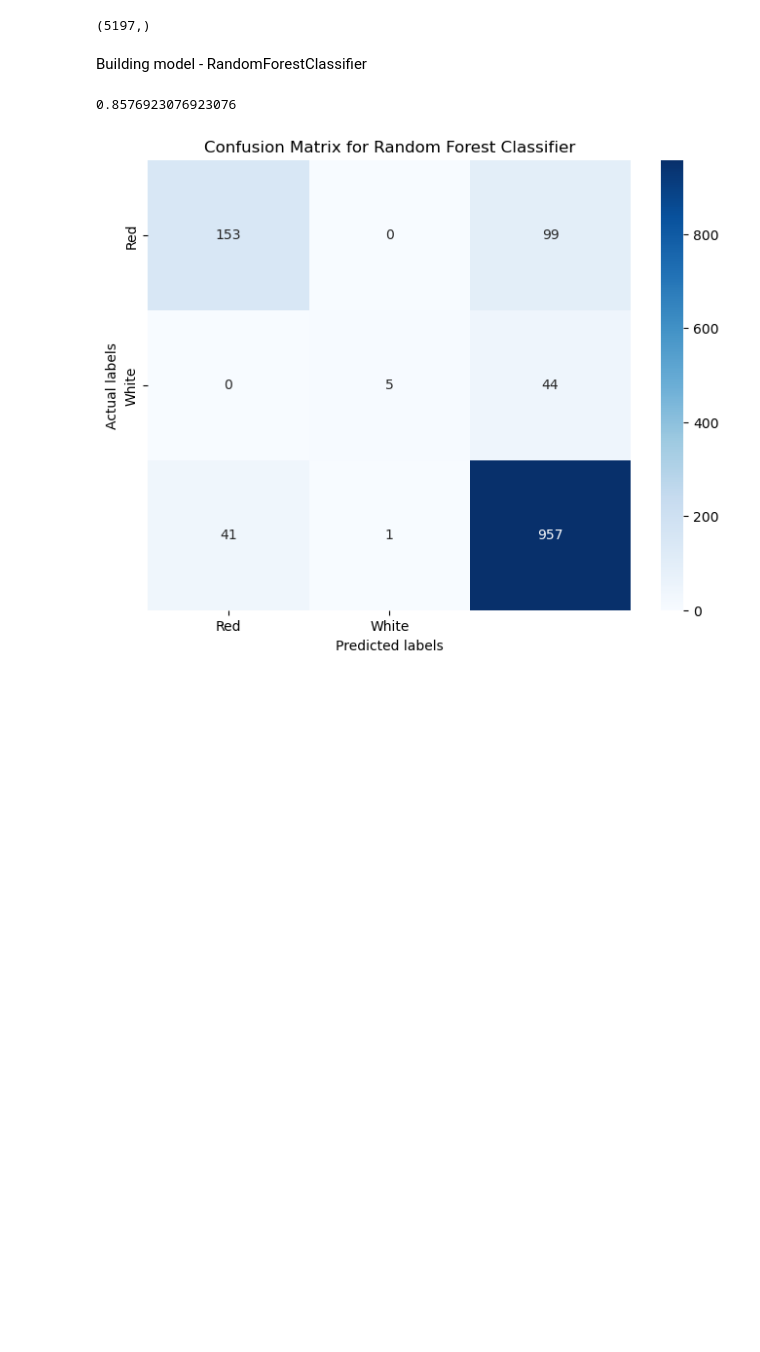
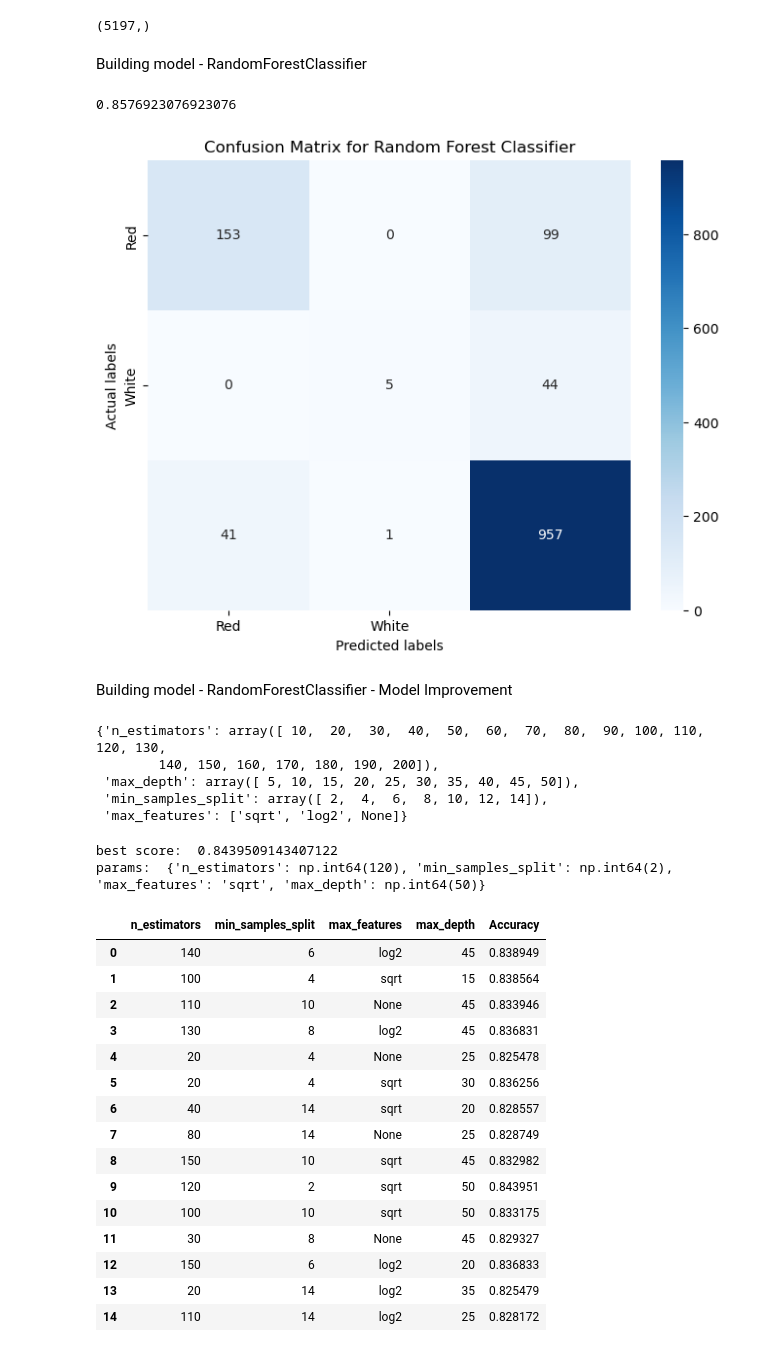
Before and after one commit to rakeshtparayil/Machine_Learning_Projects, a Jupyter notebook: Wine_Quality_Label_Prediction.ipynb, the cells around one changed output. Cells and saved outputs as stored; diff of their text form; code cells hidden in the pictures; blank space fills up the shorter version.

Commit message:
improving the model

```diff
--- a/Wine_Quality_Label_Prediction.ipynb
+++ b/Wine_Quality_Label_Prediction.ipynb
@@ -111,3 +122,77 @@ plt.show()
 # %% [output]
 0.8576923076923076
 [figure]
+# %% [markdown]
+Building model - RandomForestClassifier - Model Improvement
+# %%
+import numpy as np
+
+n_estimators = np.arange(10,210,10)
+max_depth = np.arange(5, 55, 5)
+min_samples_split = np.arange(2, 15, 2)
+max_features = ["sqrt", "log2", None]
+
+param_grid = {
+  'n_estimators': n_estimators,
+  'max_depth': max_depth,
+  'min_samples_split': min_samples_split,
+  'max_features': max_features,
+}
+
+param_grid
+# %% [output]
+{'n_estimators': array([ 10,  20,  30,  40,  50,  60,  70,  80,  90, 100, 110, 120, 130,
+        140, 150, 160, 170, 180, 190, 200]),
+ 'max_depth': array([ 5, 10, 15, 20, 25, 30, 35, 40, 45, 50]),
+ 'min_samples_split': array([ 2,  4,  6,  8, 10, 12, 14]),
+ 'max_features': ['sqrt', 'log2', None]}
+# %%
+#importing random forest classifier
+from sklearn.ensemble import RandomForestClassifier as randomforestclassifier
+from sklearn.model_selection import RandomizedSearchCV
+
+#initializing the model
+RF_model = randomforestclassifier(random_state=42)
+
+#initializing the RandomizedSearchCV
+RS_grid = RandomizedSearchCV(estimator=RF_model, param_distributions=param_grid, n_iter=15)
+RS_grid
+
+#fitting the model
+RS_grid.fit(X_train, y_train)
+
+preds = RS_grid.predict(X_test) #predicting
+X_test
+y_test
+
+print(
+'best score: ', RS_grid.best_score_,
+'\nparams: ', RS_grid.best_params_
+)
+# %% [output]
+best score:  0.8439509143407122
+params:  {'n_estimators': np.int64(120), 'min_samples_split': np.int64(2), 'max_features': 'sqrt', 'max_depth': np.int64(50)}
+# %%
+grid_results = pd.concat([
+  pd.DataFrame(RS_grid.cv_results_["params"]),
+  pd.DataFrame(RS_grid.cv_results_["mean_test_score"], columns=["Accuracy"])
+], axis=1)
+
+grid_results
+# %% [output]
+|  | n_estimators | min_samples_split | max_features | max_depth | Accuracy |
+| 0 | 140 | 6 | log2 | 45 | 0.838949 |
+| 1 | 100 | 4 | sqrt | 15 | 0.838564 |
+| 2 | 110 | 10 | None | 45 | 0.833946 |
+| 3 | 130 | 8 | log2 | 45 | 0.836831 |
+| 4 | 20 | 4 | None | 25 | 0.825478 |
+| 5 | 20 | 4 | sqrt | 30 | 0.836256 |
+| 6 | 40 | 14 | sqrt | 20 | 0.828557 |
+| 7 | 80 | 14 | None | 25 | 0.828749 |
+| 8 | 150 | 10 | sqrt | 45 | 0.832982 |
+| 9 | 120 | 2 | sqrt | 50 | 0.843951 |
+| 10 | 100 | 10 | sqrt | 50 | 0.833175 |
+| 11 | 30 | 8 | None | 45 | 0.829327 |
+| 12 | 150 | 6 | log2 | 20 | 0.836833 |
+| 13 | 20 | 14 | log2 | 35 | 0.825479 |
+| 14 | 110 | 14 | log2 | 25 | 0.828172 |
```
Also changed, not shown: parts of 2 cells of this notebook, 1 other file.
